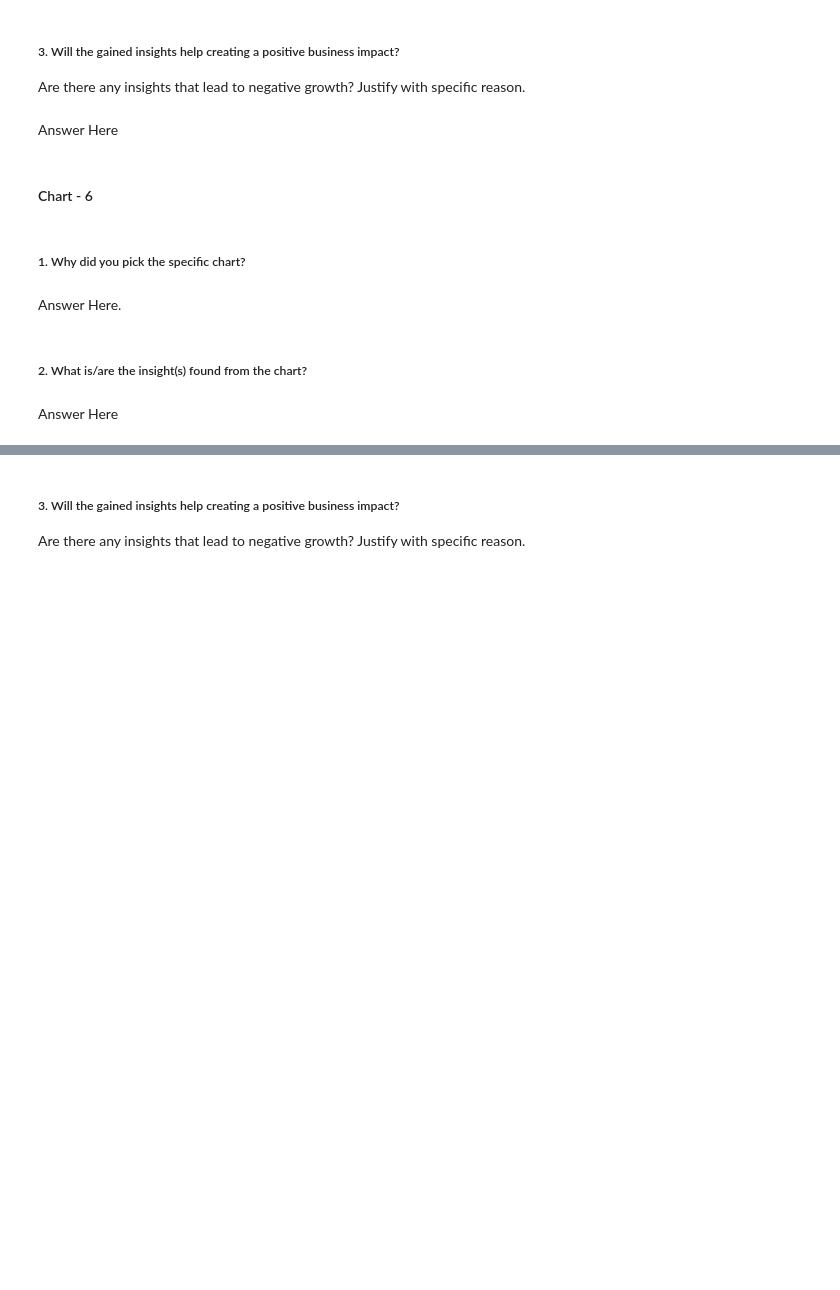
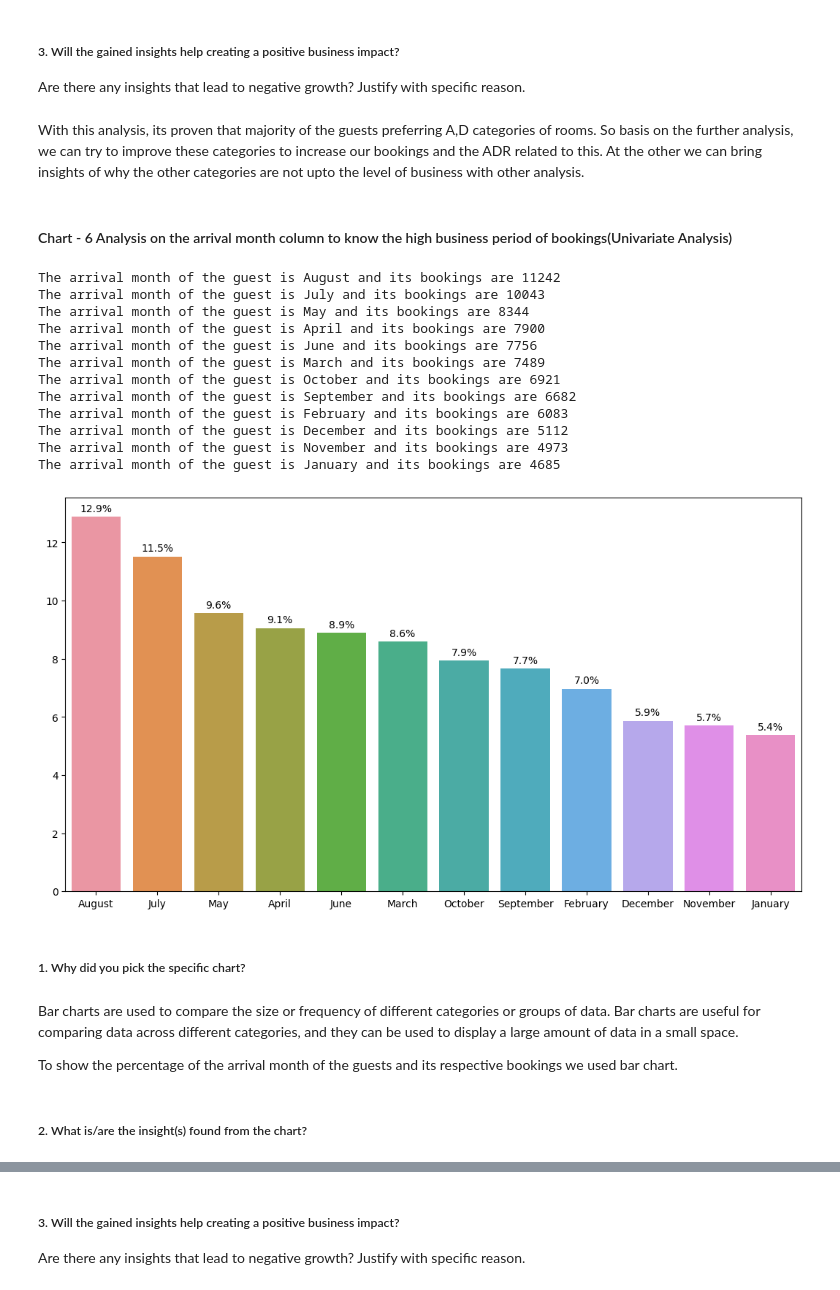
Before and after one commit to Jamal1018/EDA_Hotel_booking_analysis, a Jupyter notebook: EDA_on_Hotel_Booking_Analysis.ipynb, the cells around one changed output, grey strips where cells are left out. Drawn from its saved outputs; the diff is of its cells as text; code cells hidden in the pictures; blank space fills up the shorter version.

```diff
--- a/EDA_on_Hotel_Booking_Analysis.ipynb
+++ b/EDA_on_Hotel_Booking_Analysis.ipynb
@@ -604,7 +648,3 @@ Answer Here
 # %% [markdown]
 ##### 3. Will the gained insights help creating a positive business impact?
 Are there any insights that lead to negative growth? Justify with specific reason.
-# %% [markdown]
-Answer Here
-# %% [markdown]
-#### Chart - 6
@@ -613,8 +651,43 @@ Answer Here
+# %% [markdown]
+With this analysis, its proven that majority of the guests preferring A,D categories of rooms. So basis on the further analysis, we can try to improve these categories to increase our bookings and the ADR related to this. At the other we can bring insights of why the other categories are not upto the level of business with other analysis.
+# %% [markdown]
+#### Chart - 6 Analysis on the arrival month column to know the high business period of bookings(Univariate Analysis)
+# %%
+# Visulaization on arrival_date_month
+
+df6 = df['arrival_date_month'].value_counts()
+x = df6.index
+y = df6.values
+plt.figure(figsize = (13,7))
+plots = sns.barplot(x =x,y = y/sum(y)* 100)
+
+for bar in plots.patches:
+  plots.annotate(f'{format(bar.get_height(),".1f")}%',
+                 (bar.get_x()+ bar.get_width()/2, bar.get_height()),
+                 size = 10, xytext = (0,8), ha= 'center',
+                 va ='center',textcoords = 'offset points')
+
+for i , j in df6.items():
+  print('The arrival month of the guest is',i,'and its bookings are',j)
+# %% [output]
+The arrival month of the guest is August and its bookings are 11242
+The arrival month of the guest is July and its bookings are 10043
+The arrival month of the guest is May and its bookings are 8344
+The arrival month of the guest is April and its bookings are 7900
+The arrival month of the guest is June and its bookings are 7756
+The arrival month of the guest is March and its bookings are 7489
+The arrival month of the guest is October and its bookings are 6921
+The arrival month of the guest is September and its bookings are 6682
+The arrival month of the guest is February and its bookings are 6083
+The arrival month of the guest is December and its bookings are 5112
+The arrival month of the guest is November and its bookings are 4973
+The arrival month of the guest is January and its bookings are 4685
+[figure, added]
 # %% [markdown]
 ##### 1. Why did you pick the specific chart?
-# %% [markdown]
-Answer Here.
+# %% [markdown]
+Bar charts are used to compare the size or frequency of different categories or groups of data. Bar charts are useful for comparing data across different categories, and they can be used to display a large amount of data in a small space.
+
+To show the percentage of the arrival month of the guests and its respective bookings we used bar chart.
 # %% [markdown]
 ##### 2. What is/are the insight(s) found from the chart?
-# %% [markdown]
-Answer Here
```
Also changed, not shown: parts of 28 cells of this notebook.
